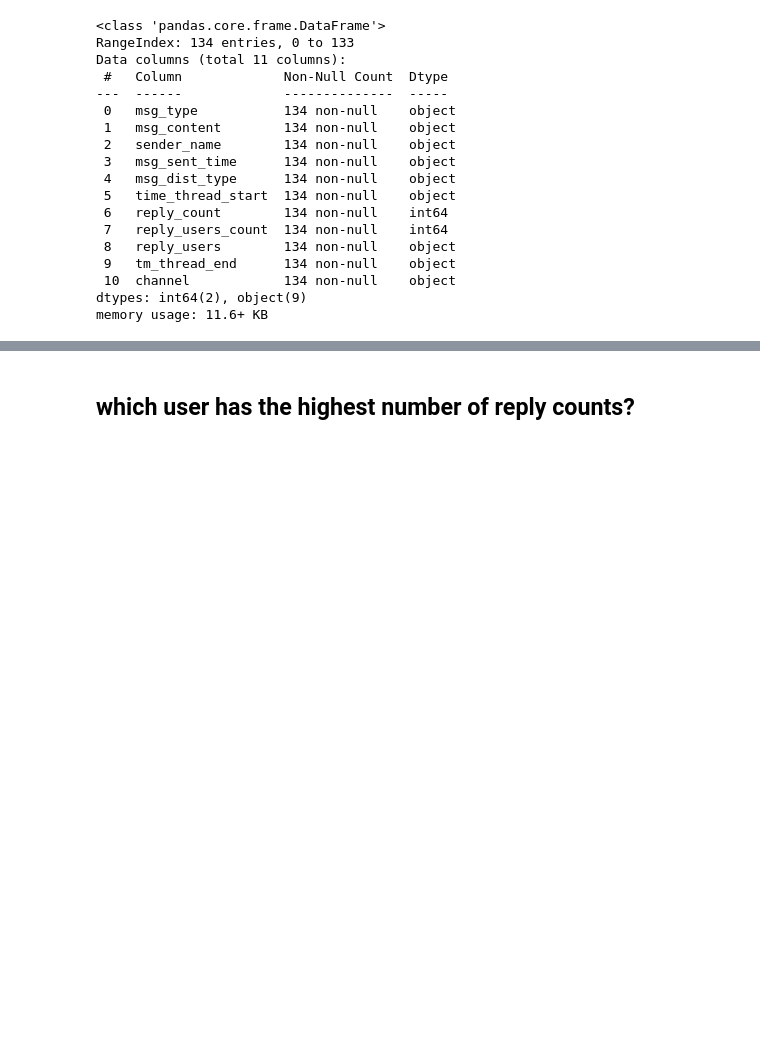
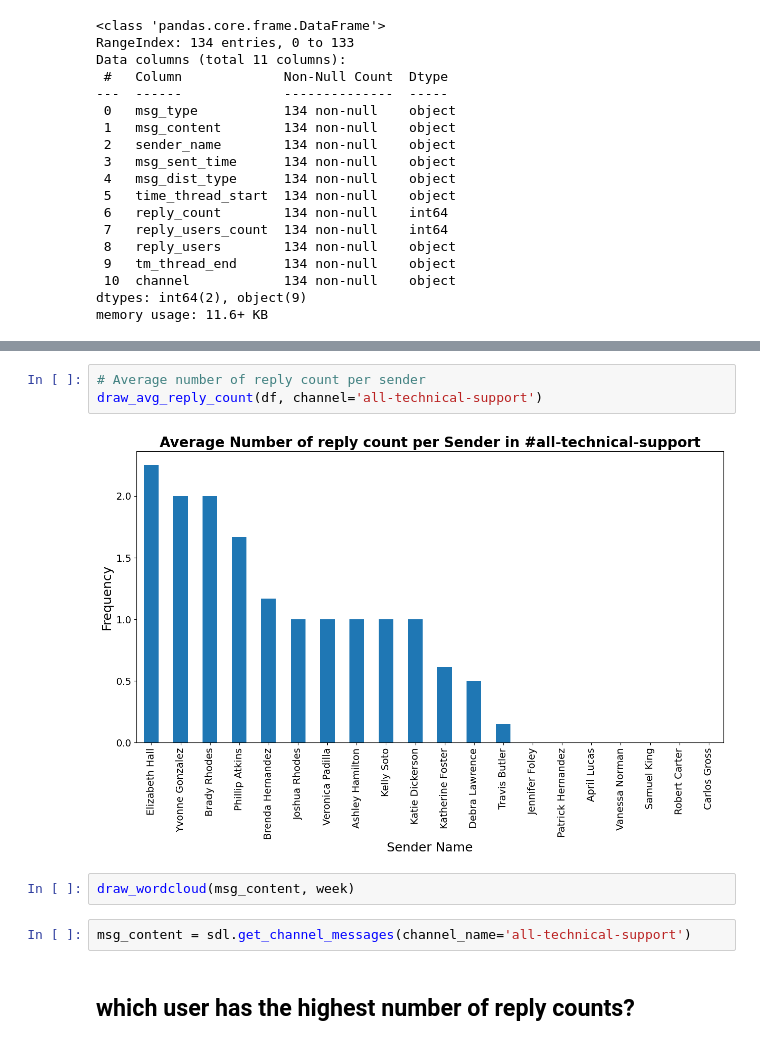
Before and after one commit to mekdes975/network_analysis, a Jupyter notebook: notebooks/parse_slack_data.ipynb, the cells around one changed output, grey strips where cells are left out. Cells and saved outputs as stored; diff of their text form; blank space fills up the shorter version.

```diff
--- a/notebooks/parse_slack_data.ipynb
+++ b/notebooks/parse_slack_data.ipynb
@@ -165,3 +181,12 @@ memory usage: 11.6+ KB
+# %%
+# Average number of reply count per sender
+draw_avg_reply_count(df, channel='all-technical-support')
+# %% [output]
+[figure, added]
+# %%
+draw_wordcloud(msg_content, week)
+# %%
+msg_content = sdl.get_channel_messages(channel_name='all-technical-support')
 # %% [markdown]
 ## which user has the highest number of reply counts?
 # %% [markdown]
```
Also changed, not shown: parts of 26 cells of this notebook.
